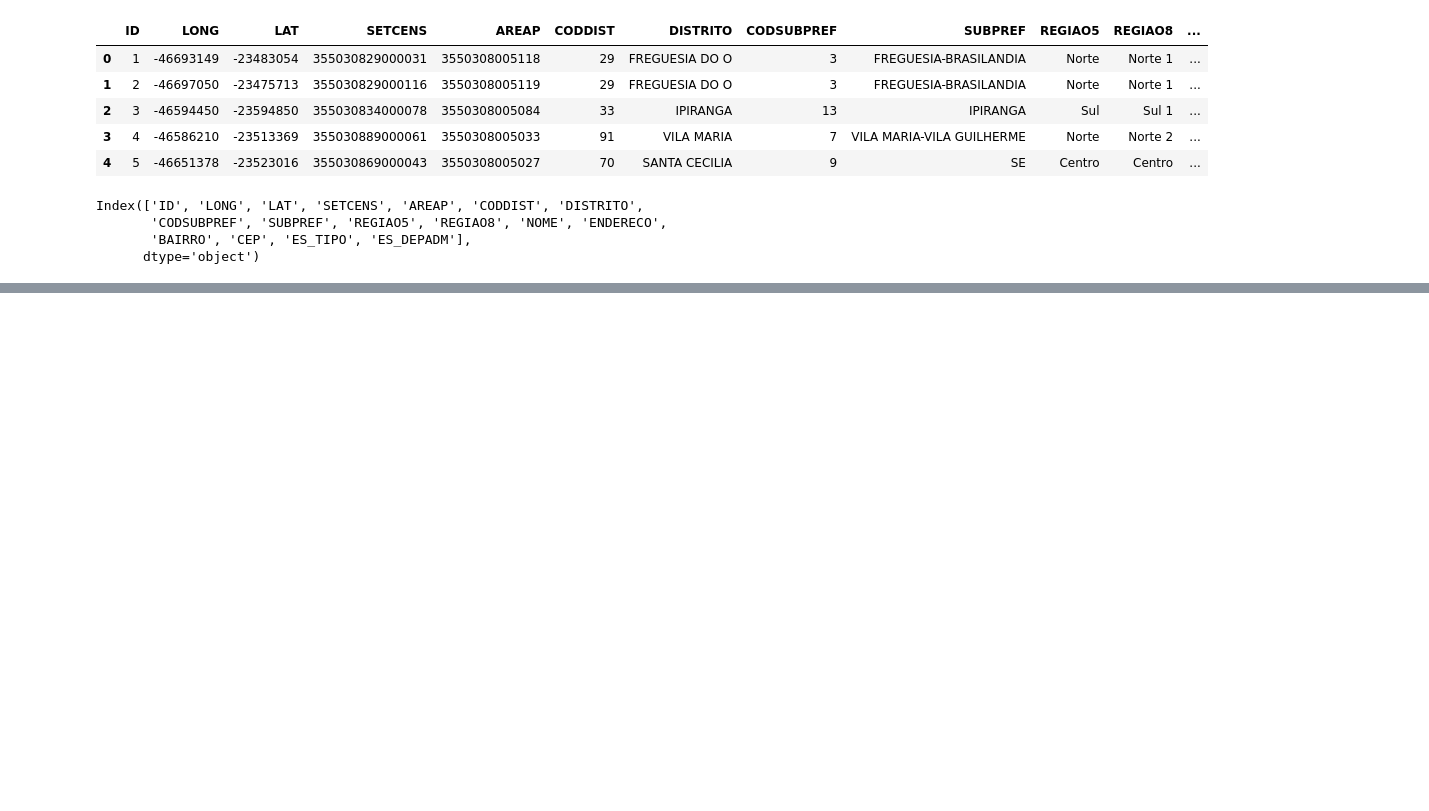
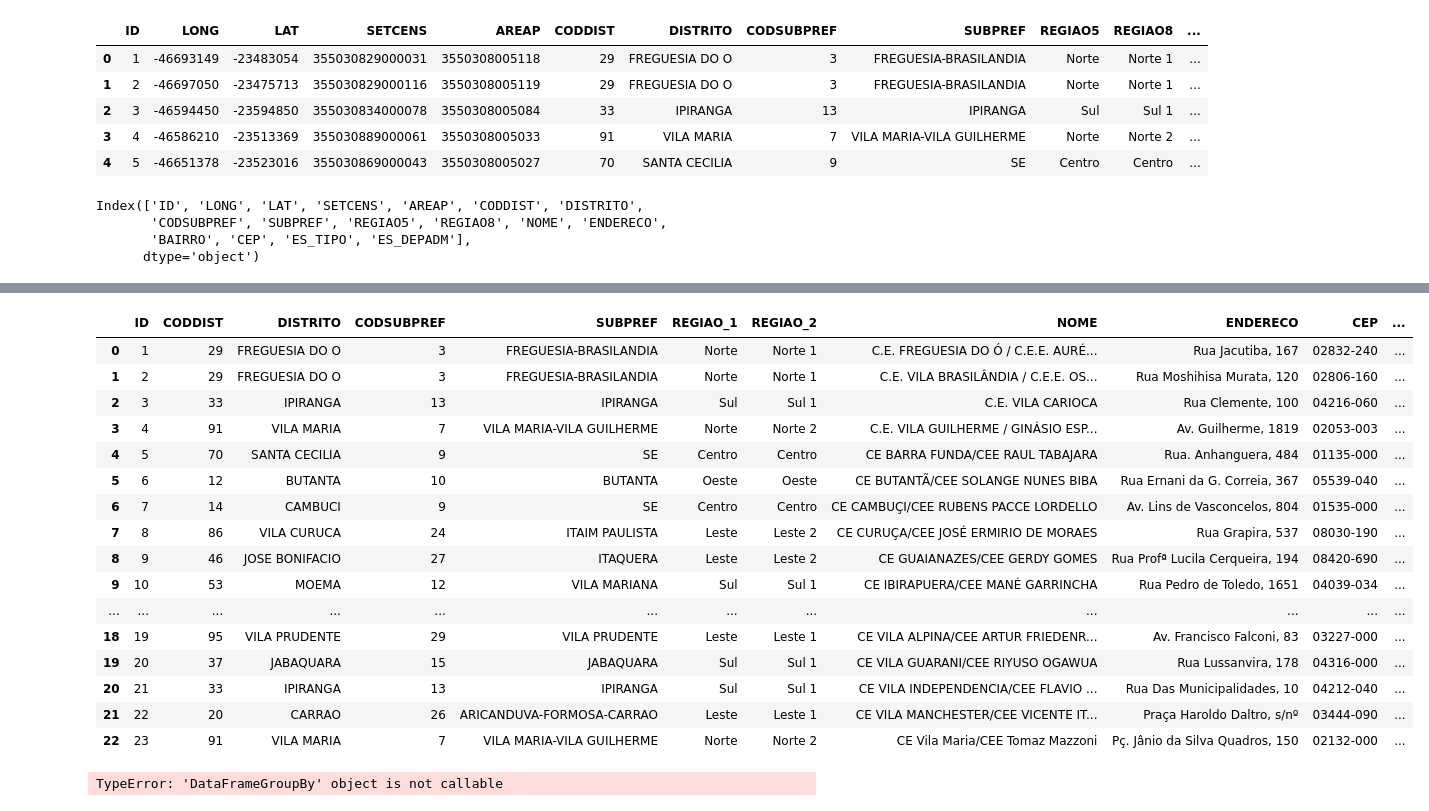
Before and after one commit to DataEtnos/estudos_python, a Jupyter notebook: Projeto_1_Tecnicas_de_analises_de_dados_.ipynb, the cells around one changed output, grey strips where cells are left out. Drawn from its saved outputs; the diff is of its cells as text; code cells hidden in the pictures; blank space fills up the shorter version.

```diff
--- a/Projeto_1_Tecnicas_de_analises_de_dados_.ipynb
+++ b/Projeto_1_Tecnicas_de_analises_de_dados_.ipynb
@@ -91,0 +124,25 @@ local.head()
+# %%
+local = local.query("ES_TIPO == 3" and "ES_TIPO == 1")
+local
+# %% [output]
+|  | ID | CODDIST | DISTRITO | CODSUBPREF | SUBPREF | REGIAO_1 | REGIAO_2 | NOME | ENDERECO | CEP | ... |
+| 0 | 1 | 29 | FREGUESIA DO O | 3 | FREGUESIA-BRASILANDIA | Norte | Norte 1 | C.E. FREGUESIA DO Ó / C.E.E. AURÉ... | Rua Jacutiba, 167 | 02832-240 | ... |
+| 1 | 2 | 29 | FREGUESIA DO O | 3 | FREGUESIA-BRASILANDIA | Norte | Norte 1 | C.E. VILA BRASILÂNDIA / C.E.E. OS... | Rua Moshihisa Murata, 120 | 02806-160 | ... |
+| 2 | 3 | 33 | IPIRANGA | 13 | IPIRANGA | Sul | Sul 1 | C.E. VILA CARIOCA | Rua Clemente, 100 | 04216-060 | ... |
+| 3 | 4 | 91 | VILA MARIA | 7 | VILA MARIA-VILA GUILHERME | Norte | Norte 2 | C.E. VILA GUILHERME / GINÁSIO ESP... | Av. Guilherme, 1819 | 02053-003 | ... |
+| 4 | 5 | 70 | SANTA CECILIA | 9 | SE | Centro | Centro | CE BARRA FUNDA/CEE RAUL TABAJARA | Rua. Anhanguera, 484 | 01135-000 | ... |
+| 5 | 6 | 12 | BUTANTA | 10 | BUTANTA | Oeste | Oeste | CE BUTANTÃ/CEE SOLANGE NUNES BIBA | Rua Ernani da G. Correia, 367 | 05539-040 | ... |
+| 6 | 7 | 14 | CAMBUCI | 9 | SE | Centro | Centro | CE CAMBUÇI/CEE RUBENS PACCE LORDELLO | Av. Lins de Vasconcelos, 804 | 01535-000 | ... |
+| 7 | 8 | 86 | VILA CURUCA | 24 | ITAIM PAULISTA | Leste | Leste 2 | CE CURUÇA/CEE JOSÉ ERMIRIO DE MORAES | Rua Grapira, 537 | 08030-190 | ... |
+| 8 | 9 | 46 | JOSE BONIFACIO | 27 | ITAQUERA | Leste | Leste 2 | CE GUAIANAZES/CEE GERDY GOMES | Rua Profª Lucila Cerqueira, 194 | 08420-690 | ... |
+| 9 | 10 | 53 | MOEMA | 12 | VILA MARIANA | Sul | Sul 1 | CE IBIRAPUERA/CEE MANÉ GARRINCHA | Rua Pedro de Toledo, 1651 | 04039-034 | ... |
+| ... | ... | ... | ... | ... | ... | ... | ... | ... | ... | ... | ... |
+| 18 | 19 | 95 | VILA PRUDENTE | 29 | VILA PRUDENTE | Leste | Leste 1 | CE VILA ALPINA/CEE ARTUR FRIEDENR... | Av. Francisco Falconi, 83 | 03227-000 | ... |
+| 19 | 20 | 37 | JABAQUARA | 15 | JABAQUARA | Sul | Sul 1 | CE VILA GUARANI/CEE RIYUSO OGAWUA | Rua Lussanvira, 178 | 04316-000 | ... |
+| 20 | 21 | 33 | IPIRANGA | 13 | IPIRANGA | Sul | Sul 1 | CE VILA INDEPENDENCIA/CEE FLAVIO ... | Rua Das Municipalidades, 10 | 04212-040 | ... |
+| 21 | 22 | 20 | CARRAO | 26 | ARICANDUVA-FORMOSA-CARRAO | Leste | Leste 1 | CE VILA MANCHESTER/CEE VICENTE IT... | Praça Haroldo Daltro, s/nº | 03444-090 | ... |
+| 22 | 23 | 91 | VILA MARIA | 7 | VILA MARIA-VILA GUILHERME | Norte | Norte 2 | CE Vila Maria/CEE Tomaz Mazzoni | Pç. Jânio da Silva Quadros, 150 | 02132-000 | ... |
+# %%
+esporte = local.groupby(["REGIAO_1"])("ES_TIPO").agg("count").reset_index()
+# %% [output]
+TypeError: 'DataFrameGroupBy' object is not callable
```
Also changed, not shown: parts of 9 cells of this notebook.
